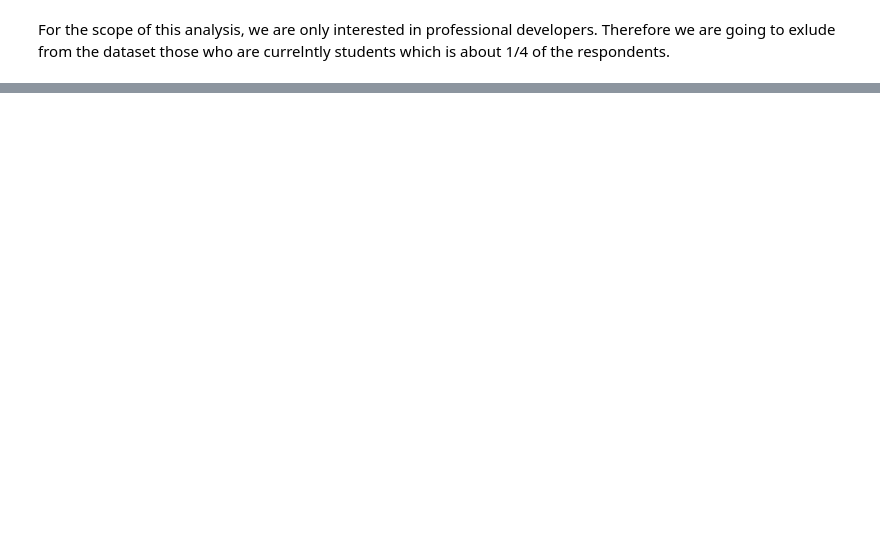
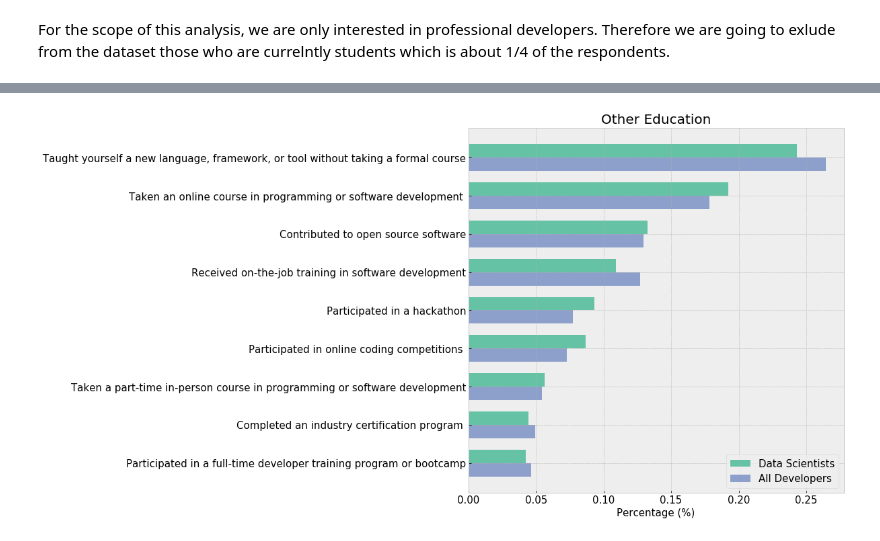
Before and after one commit to leedah/data-scientists-stackoverflow-analysis, a Jupyter notebook: Stackoverflow 2019 Survey.ipynb, the cells around one changed output, grey strips where cells are left out. Drawn from its saved outputs; the diff is of its cells as text; code cells hidden in the pictures; blank space fills up the shorter version.

```diff
--- a/Stackoverflow 2019 Survey.ipynb
+++ b/Stackoverflow 2019 Survey.ipynb
@@ -403,0 +467,19 @@ Participated in a full-time developer training ...  0.047843  0.046579
+# %%
+df['EduOther'].value_counts()
+
+other_edu_vals = ["Taught yourself a new language, framework, or tool without taking a formal course",
+                   "Taken an online course in programming or software development (e.g. a MOOC)",
+                   "Contributed to open source software", "Received on-the-job training in software development",
+                   "Participated in a full-time developer training program or bootcamp", "None of these",
+                   "Taken a part-time in-person course in programming or software development",
+                   "Completed an industry certification program (e.g. MCPD)", "Participated in a hackathon",
+                   "Participated in online coding competitions (e.g. HackerRank, CodeChef, TopCoder)"]
+
+props_df = clean_and_plot(df,'EduOther', other_edu_vals, "Other Education",plot=False)
+props_df_data = clean_and_plot(df_ds,'EduOther', other_edu_vals, "Other Education", plot=False)
+
+props_df_data = props_df_data.rename(columns={"count": "data"})
+props_df = props_df.rename(columns={"count": "all"})
+
+other_edu_df = props_df_data.join(props_df)
+other_edu_df
@@ -403,0 +497,4 @@ Participated in a full-time developer training ...  0.047843  0.046579
+# %%
+compare_plot(other_edu_df, 'Other Education', parentheses=False)
+# %% [output]
+[figure, added]
```
Also changed, not shown: parts of 59 cells of this notebook.
